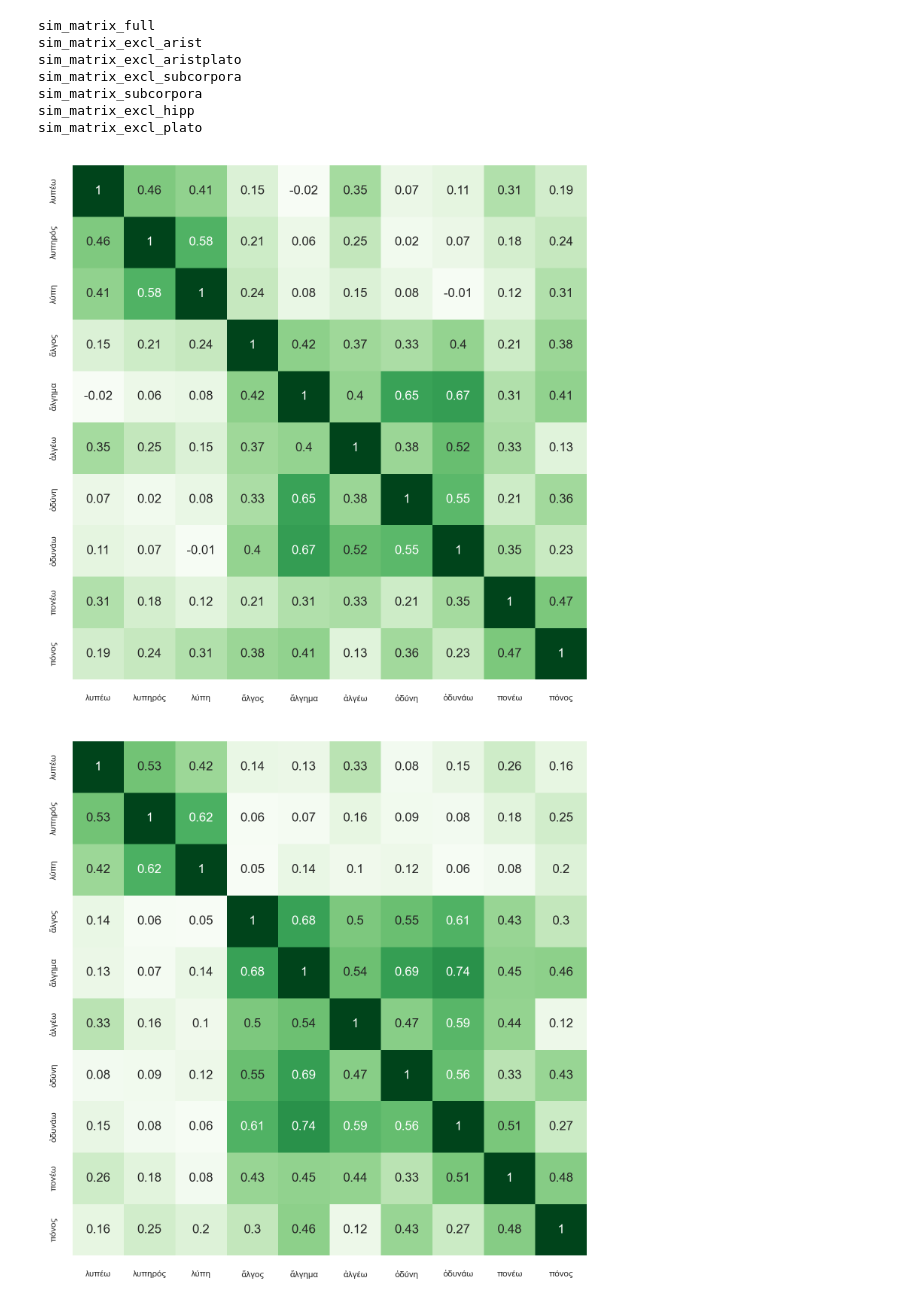
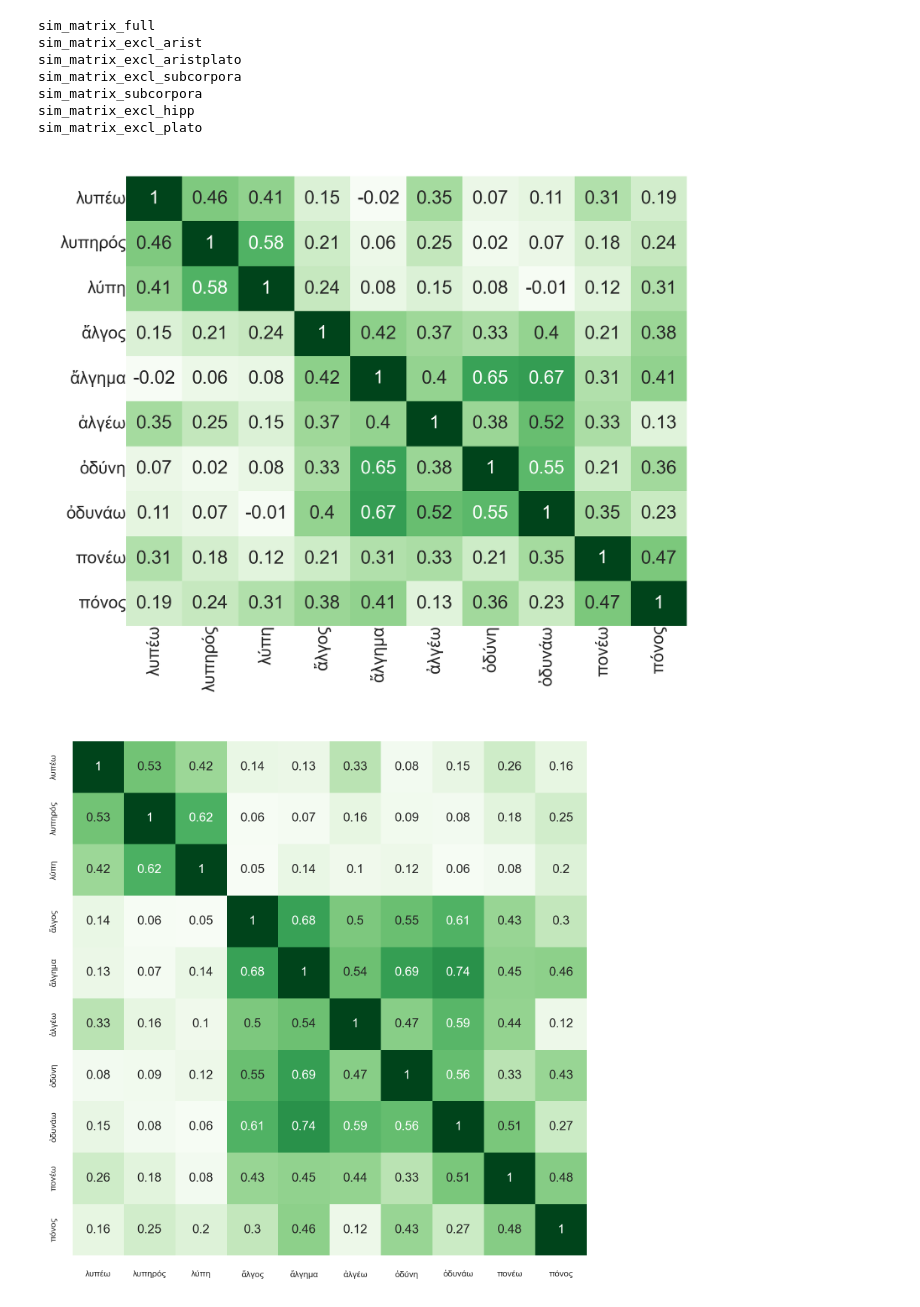
Before and after one commit to kasev/PIPA, a Jupyter notebook: scripts/4_EXPLORING-VECTORS.ipynb, the cells around one changed output. Saved outputs shown, nothing was run; the diff lists cells and outputs as text; code cells hidden in the pictures.

```diff
--- a/scripts/4_EXPLORING-VECTORS.ipynb
+++ b/scripts/4_EXPLORING-VECTORS.ipynb
@@ -256,10 +256,12 @@ sim_matrix_subcorpora
 sim_matrix_excl_hipp
 sim_matrix_excl_plato
 # %%
-fig, ax = plt.subplots(figsize=(5, 5), dpi=300, tight_layout=True)
-sns.heatmap(sim_matrices_dict["sim_matrix_full"], annot=True, cbar=None, cmap="Greens", fmt='g', ax=ax)
+fig, ax = plt.subplots(figsize=(3, 2.5), tight_layout=True)
+sns.heatmap(sim_matrices_dict["sim_matrix_full"], annot=True, annot_kws={"fontsize": 6}, cbar=None, cmap="Greens", fmt='g', ax=ax)
 ax.set_ylabel("")
 ax.set_xlabel("")
+ax.tick_params(axis='x', rotation=90, pad=-6, size=6)
+ax.tick_params(axis='y', pad=-6, size=6)
 plt.show()
 # %% [output]
-[figure, old version]
+[figure, new version]
```
Also changed, not shown: parts of 1 cell of this notebook, 2 other files.
